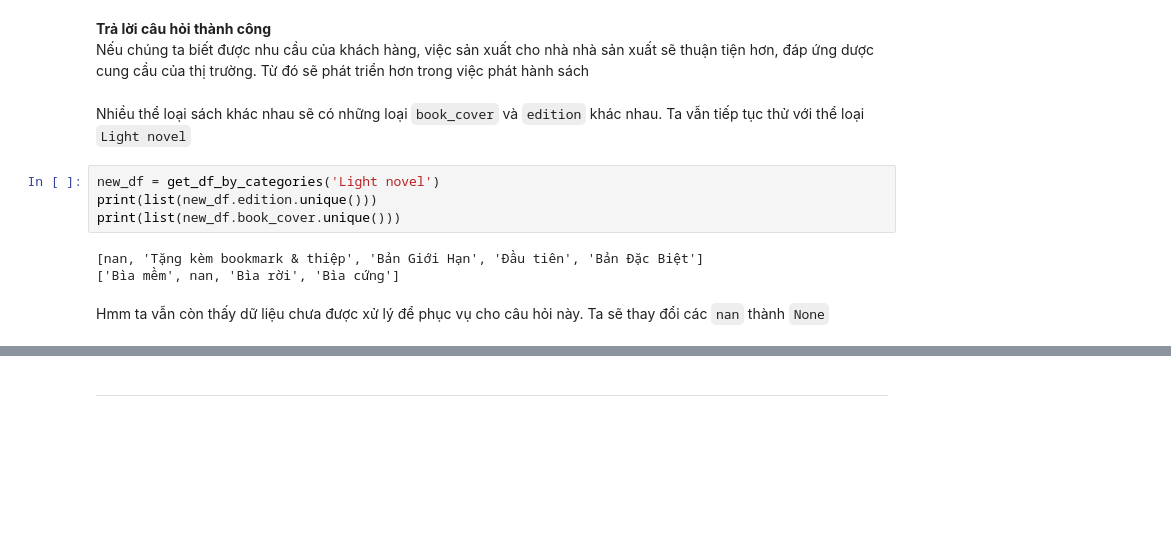
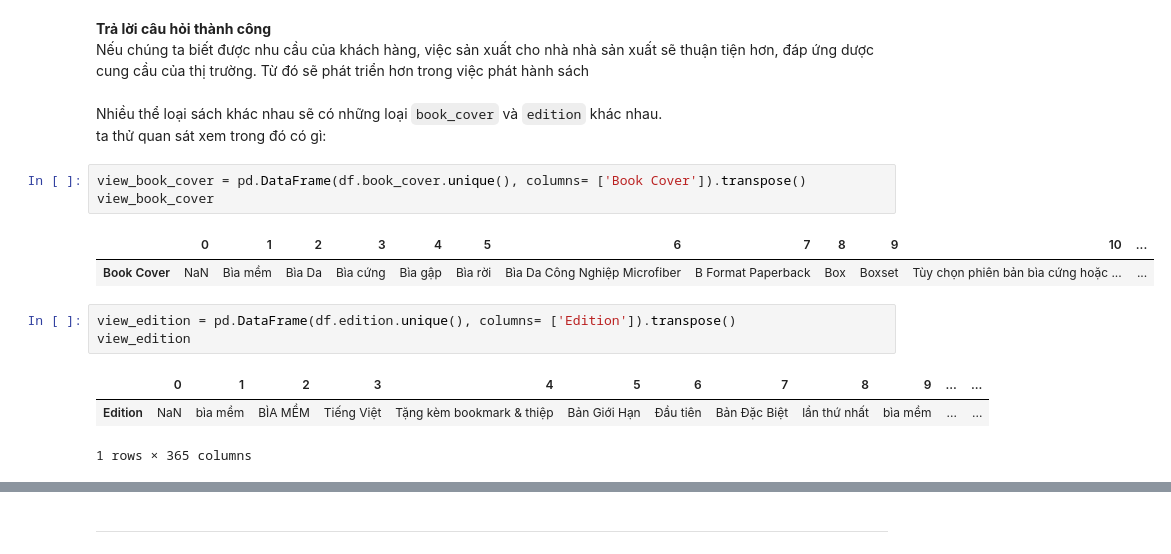
Before and after one commit to Miruku2201/NMKHDL_Final_Project, a Jupyter notebook: question.ipynb, the cells around one changed output, grey strips where cells are left out. Cells and saved outputs as stored; diff of their text form; blank space fills up the shorter version.

```diff
--- a/question.ipynb
+++ b/question.ipynb
@@ -331,14 +331,18 @@ Việc có thể có được mức đánh giá trung bình cao nhưng lại kh
 **Trả lời câu hỏi thành công** <br>
 Nếu chúng ta biết được nhu cầu của khách hàng, việc sản xuất cho nhà nhà sản xuất sẽ thuận tiện hơn, đáp ứng dược cung cầu của thị trường. Từ đó sẽ phát triển hơn trong việc phát hành sách
 # %% [markdown]
-Nhiều thể loại sách khác nhau sẽ có những loại `book_cover` và `edition` khác nhau.
-Ta vẫn tiếp tục thử với thể loại `Light novel`
+Nhiều thể loại sách khác nhau sẽ có những loại `book_cover` và `edition` khác nhau.<br>
+ta thử quan sát xem trong đó có gì:
-# %%
-new_df = get_df_by_categories('Light novel')
-print(list(new_df.edition.unique()))
-print(list(new_df.book_cover.unique()))
-# %% [output]
-[nan, 'Tặng kèm bookmark & thiệp', 'Bản Giới Hạn', 'Đầu tiên', 'Bản Đặc Biệt']
-['Bìa mềm', nan, 'Bìa rời', 'Bìa cứng']
-# %% [markdown]
-Hmm ta vẫn còn thấy dữ liệu chưa được xử lý để phục vụ cho câu hỏi này. Ta sẽ thay đổi các `nan` thành `None`
+# %%
+view_book_cover = pd.DataFrame(df.book_cover.unique(), columns= ['Book Cover']).transpose()
+view_book_cover
+# %% [output]
+|  | 0 | 1 | 2 | 3 | 4 | 5 | 6 | 7 | 8 | 9 | 10 | ... |
+| Book Cover | NaN | Bìa mềm | Bìa Da | Bìa cứng | Bìa gập | Bìa rời | Bìa Da Công Nghiệp Microfiber | B Format Paperback | Box | Boxset | Tùy chọn phiên bản bìa cứng hoặc ... | ... |
+# %%
+view_edition = pd.DataFrame(df.edition.unique(), columns= ['Edition']).transpose()
+view_edition
+# %% [output]
+|  | 0 | 1 | 2 | 3 | 4 | 5 | 6 | 7 | 8 | 9 | ... | ... |
+| Edition | NaN | bìa mềm | BÌA MỀM | Tiếng Việt | Tặng kèm bookmark & thiệp | Bản Giới Hạn | Đầu tiên | Bản Đặc Biệt | lần thứ nhất | bìa mềm | ... | ... |
+1 rows × 365 columns
```
Also changed, not shown: parts of 22 cells of this notebook.
